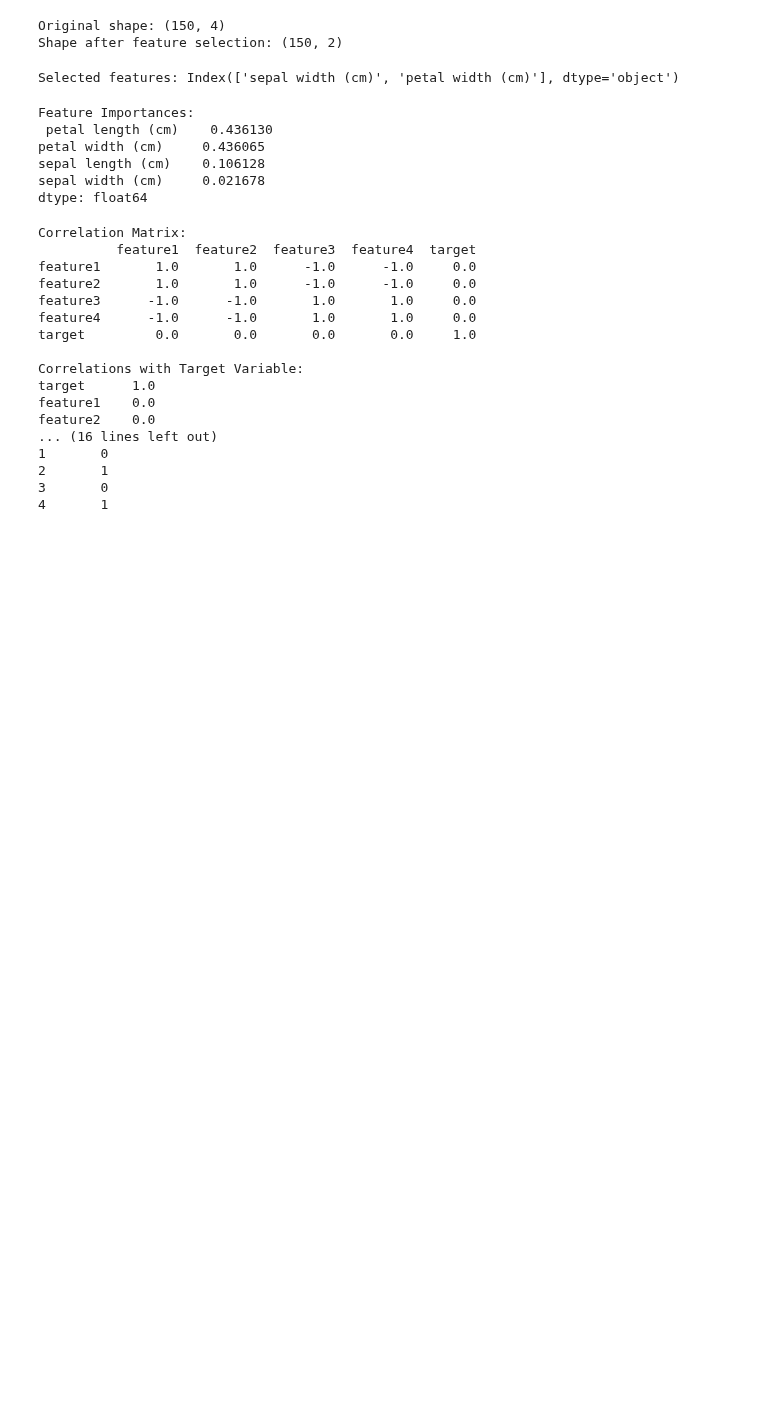
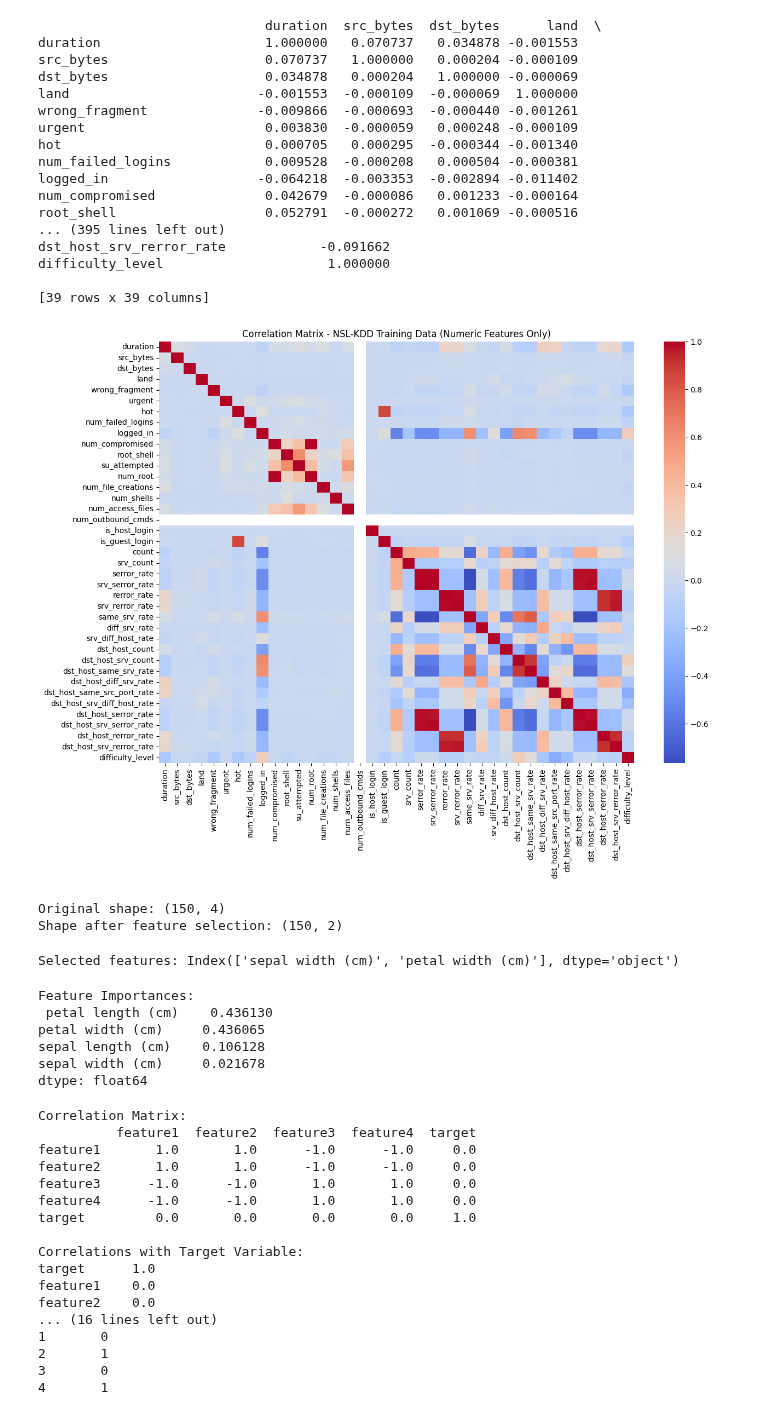
Before and after one commit to SpringBoardMentor193s/SentinelNet_Oct_Batch, a Jupyter notebook: fselection.ipynb, the cells around one changed output. Drawn from its saved outputs; the diff is of its cells as text; code cells hidden in the pictures; blank space fills up the shorter version.

Commit message:
Correlation matrix

```diff
--- a/fselection.ipynb
+++ b/fselection.ipynb
@@ -1,5 +1,60 @@
 # %% [markdown]
 <a href="https://colab.research.google.com/github/SpringBoardMentor193s/SentinelNet_Oct_Batch/blob/laxmisahitya/fselection.ipynb" target="_parent"><img src="https://colab.research.google.com/assets/colab-badge.svg" alt="Open In Colab"/></a>
+# %%
+import pandas as pd
+import matplotlib.pyplot as plt
+import seaborn as sns
+
+columns = [
+    'duration', 'protocol_type', 'service', 'flag', 'src_bytes', 'dst_bytes', 'land',
+    'wrong_fragment', 'urgent', 'hot', 'num_failed_logins', 'logged_in', 'num_compromised',
+    'root_shell', 'su_attempted', 'num_root', 'num_file_creations', 'num_shells',
+    'num_access_files', 'num_outbound_cmds', 'is_host_login', 'is_guest_login', 'count',
+    'srv_count', 'serror_rate', 'srv_serror_rate', 'rerror_rate', 'srv_rerror_rate',
+    'same_srv_rate', 'diff_srv_rate', 'srv_diff_host_rate', 'dst_host_count',
+    'dst_host_srv_count', 'dst_host_same_srv_rate', 'dst_host_diff_srv_rate',
+    'dst_host_same_src_port_rate', 'dst_host_srv_diff_host_rate', 'dst_host_serror_rate',
+    'dst_host_srv_serror_rate', 'dst_host_rerror_rate', 'dst_host_srv_rerror_rate',
+    'attack_type', 'difficulty_level'
+]
+
+df = pd.read_csv('/content/data/nsl-kdd/KDDTrain+.txt', sep=',', names=columns, index_col=False)
+
+# Drop non-numeric columns that are not part of the features or target for correlation analysis
+# For NSL-KDD, these are typically 'protocol_type', 'service', 'flag', 'attack_type', 'difficulty_level'
+# We'll keep only numeric features for correlation
+numeric_df = df.select_dtypes(include=['number'])
+
+# Calculate correlation matrix
+corr_matrix = numeric_df.corr()
+
+# Display the matrix
+print(corr_matrix)
+
+# Plot heatmap
+plt.figure(figsize=(14, 10))
+sns.heatmap(corr_matrix, cmap='coolwarm', annot=False)
+plt.title("Correlation Matrix - NSL-KDD Training Data (Numeric Features Only)")
+plt.show()
+# %% [output]
+                             duration  src_bytes  dst_bytes      land  \
+duration                     1.000000   0.070737   0.034878 -0.001553
+src_bytes                    0.070737   1.000000   0.000204 -0.000109
+dst_bytes                    0.034878   0.000204   1.000000 -0.000069
+land                        -0.001553  -0.000109  -0.000069  1.000000
+wrong_fragment              -0.009866  -0.000693  -0.000440 -0.001261
+urgent                       0.003830  -0.000059   0.000248 -0.000109
+hot                          0.000705   0.000295  -0.000344 -0.001340
+num_failed_logins            0.009528  -0.000208   0.000504 -0.000381
+logged_in                   -0.064218  -0.003353  -0.002894 -0.011402
+num_compromised              0.042679  -0.000086   0.001233 -0.000164
+root_shell                   0.052791  -0.000272   0.001069 -0.000516
+... (395 lines left out)
+dst_host_srv_rerror_rate            -0.091662
+difficulty_level                     1.000000
+
+[39 rows x 39 columns]
+[figure, added]
 # %%
 from sklearn.datasets import load_iris
 from sklearn.feature_selection import SelectKBest, f_classif
```
